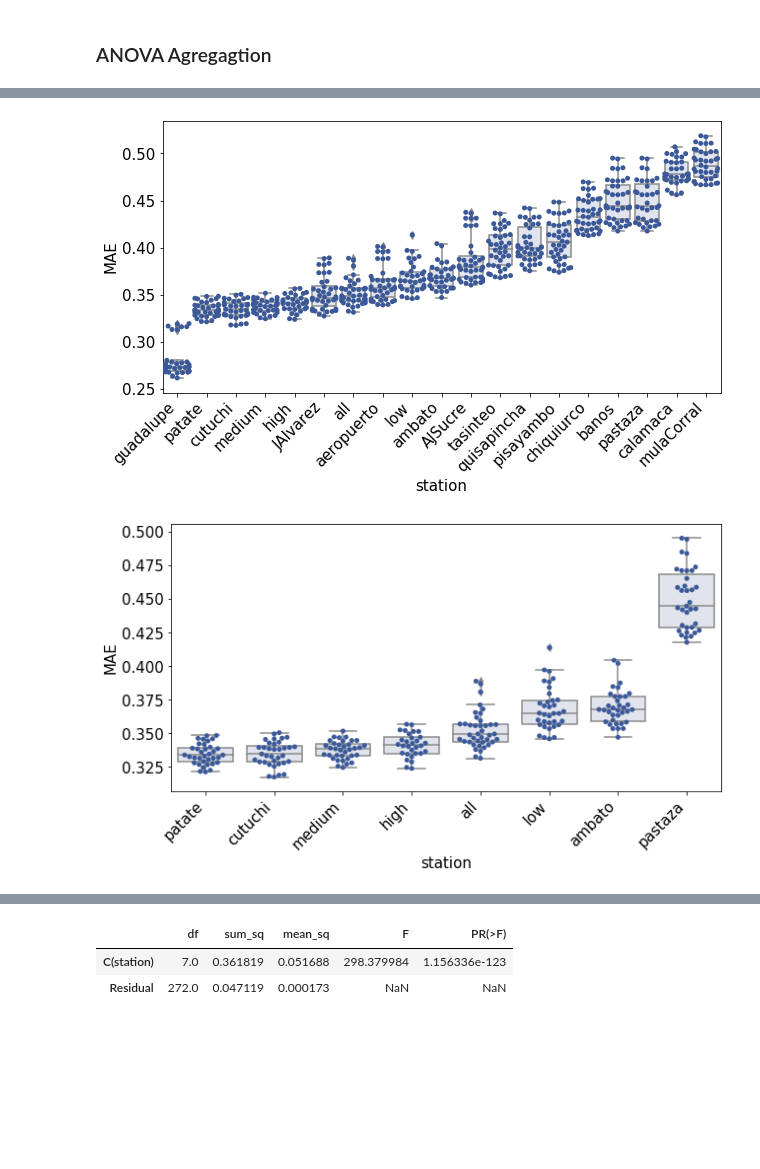
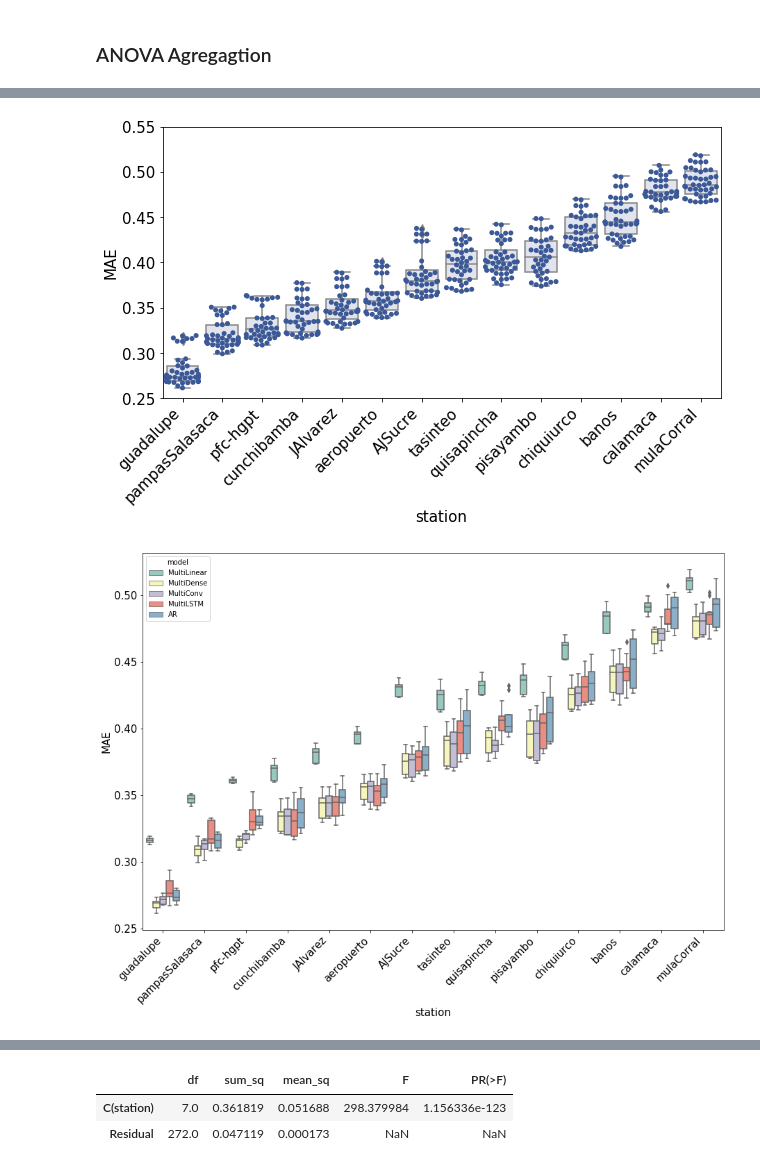
Before and after one commit to tamaramegan/frost_prediction_ml, a Jupyter notebook: Compare_models.ipynb, the cells around one changed output, grey strips where cells are left out. Cells and saved outputs as stored; diff of their text form; code cells hidden in the pictures; blank space fills up the shorter version.

```diff
--- a/Compare_models.ipynb
+++ b/Compare_models.ipynb
@@ -20,12 +26,31 @@ res = sorted(files)
 # %%
 results = pd.DataFrame()
-for f in range(len(res)):
-    df = pd.read_csv(f'{path}/{res[f]}')
-    df['epochs'] = df['Unnamed: 0'].apply(lambda row: int(row.split('_')[-1]) if row.split('_')[-1] in ['50','100','150','250'] else 20)
-    df['window'] = df['Unnamed: 0'].apply(lambda row: row.split('_')[-3]+'_'+row.split('_')[-2] if row.split('_')[-1] in ['50','100','150','250'] else row.split('_')[-2]+'_'+row.split('_')[-1])
-    df['freq'] = df['Unnamed: 0'].apply(lambda row: row.split('_')[-4] if row.split('_')[-1] in ['50','100','150','250'] else row.split('_')[-3])
+for f in range(len(res2)):
+    df = pd.read_csv(f'{path}/{res2[f]}')
+    df['epochs'] = df['Unnamed: 0'].apply(lambda row: int(row.split('_')[-1]) if row.split('_')[-1] in ['5','20','50','100','150','250'] else 20)
+    df['window'] = df['Unnamed: 0'].apply(lambda row: row.split('_')[-3]+'_'+row.split('_')[-2] if row.split('_')[-1] in ['5','20','50','100','150','250'] else row.split('_')[-2]+'_'+row.split('_')[-1])
+    df['freq'] = df['Unnamed: 0'].apply(lambda row: row.split('_')[-4] if row.split('_')[-1] in ['5','20','50','100','150','250'] else row.split('_')[-3])
     df['model'] = df['Unnamed: 0'].apply(lambda row: row.split('_')[0])
-    df['station'] =res[f].split('_')[0]
+    df['station'] =res2[f].split('_')[0]
+    df['file'] = f'{res2[f]}'
     results = results.append(df)
 # %%
 results = results[~results['model'].isin(['BaselineLast','BaselineRepeat'])]
+# %%
+stations= ['guadalupe',
+           'banos',
+           'aeropuerto',
+         'quisapincha',
+         'chiquiurco',
+         'AJSucre',
+         'JAlvarez',
+         'pfc-hgpt',
+         'calamaca',
+         'mulaCorral',
+         'pampasSalasaca',
+         'tasinteo',
+         'pisayambo',
+         'cunchibamba']
+# %%
+results = results[(results['station'].isin(stations)) & ~(results['window'].isin(['w576_288','w192_96', 'w96_48'])) & (results['mae_test']<0.6)]
+results
@@ -65,3 +108,5 @@ test[test['p-value']<0.05]
+# %%
+results['model'].replace({'MultiLinear':'Linear','MultiDense':'MLP','MultiConv':'CNN','MultiLSTM':'LSTM','AR':'AR-LSTM'}, inplace=True)
 # %%
 fig, ax = plt.subplots(figsize = (7,7))
 ax = sns.boxplot(x='model', y='mae_test', data=results, color='#DFE3EE')
@@ -114,19 +154,19 @@ array(['AJSucre', 'JAlvarez', 'aeropuerto', 'all', 'ambato', 'banos',
 # %%
 grouped = results.loc[:,['station', 'mae_test']] \
     .groupby(['station']) \
     .median() \
     .sort_values(by='mae_test')
 
 fig, ax =plt.subplots(figsize=(10,5))
 ax = sns.boxplot(x='station', y='mae_test', data=results, color='#DFE3EE',order=grouped.index)
 ax = sns.swarmplot(x="station", y="mae_test", data=results, color='#3B5998',order=grouped.index)
 ax.set_xlabel('station',fontsize=15)
 ax.set_ylabel("MAE",fontsize=15)
 ax.tick_params(labelsize=15)
 ax.set_xticklabels(labels = grouped.index,rotation = 45, ha="right")
-plt.show()
+ax.set_ylim(0.25,0.55)
 
 plt.show()
 fig.savefig(f'{path}/boxplot_stations.png',dpi = 75,bbox_inches='tight')
 # %% [output]
-[figure, old version]
+[figure, new version]
@@ -135,19 +173,24 @@ groups = results[results.station.isin(['all','high','medium','low','cutuchi','pa
 # %%
-grouped = groups.loc[:,['station', 'mae_test']] \
+grouped = results.loc[:,['station', 'mae_test']] \
     .groupby(['station']) \
     .median() \
     .sort_values(by='mae_test')
 
-fig, ax =plt.subplots(figsize=(10,5))
-ax = sns.boxplot(x='station', y='mae_test', data=groups, color='#DFE3EE',order=grouped.index)
-ax = sns.swarmplot(x="station", y="mae_test", data=groups, color='#3B5998',order=grouped.index)
+fig, ax =plt.subplots(figsize=(15,10))
+ax = sns.boxplot(x="station", y="mae_test", hue="model", data=results, palette="Set3",order =grouped.index)
+#ax = sns.swarmplot(x="station", y="mae_test", data=results, color='#3B5998',order=grouped.index)
 ax.set_xlabel('station',fontsize=15)
 ax.set_ylabel("MAE",fontsize=15)
 ax.tick_params(labelsize=15)
 ax.set_xticklabels(labels = grouped.index,rotation = 45, ha="right")
-plt.show()
+#ax.legend(labels = ['Linear','MLP','CNN','LSTM','AR-LSTM'])
+# ax.legend().get_texts()[0].set_text('Linear')
+# ax.legend().get_texts()[1].set_text('MLP')
+# ax.legend().get_texts()[2].set_text('CNN')
+# ax.legend().get_texts()[3].set_text('LSTM')
+# ax.legend().get_texts()[3].set_text('AR-LSTM')
 
 plt.show()
-fig.savefig(f'{path}/boxplot_groups.png',dpi = 75,bbox_inches='tight')
+fig.savefig(f'{path}/boxplot_stations_models.png',dpi = 75,bbox_inches='tight')
 # %% [output]
-[figure, old version]
+[figure, new version]
```
Also changed, not shown: parts of 26 cells of this notebook, 16 other files.
